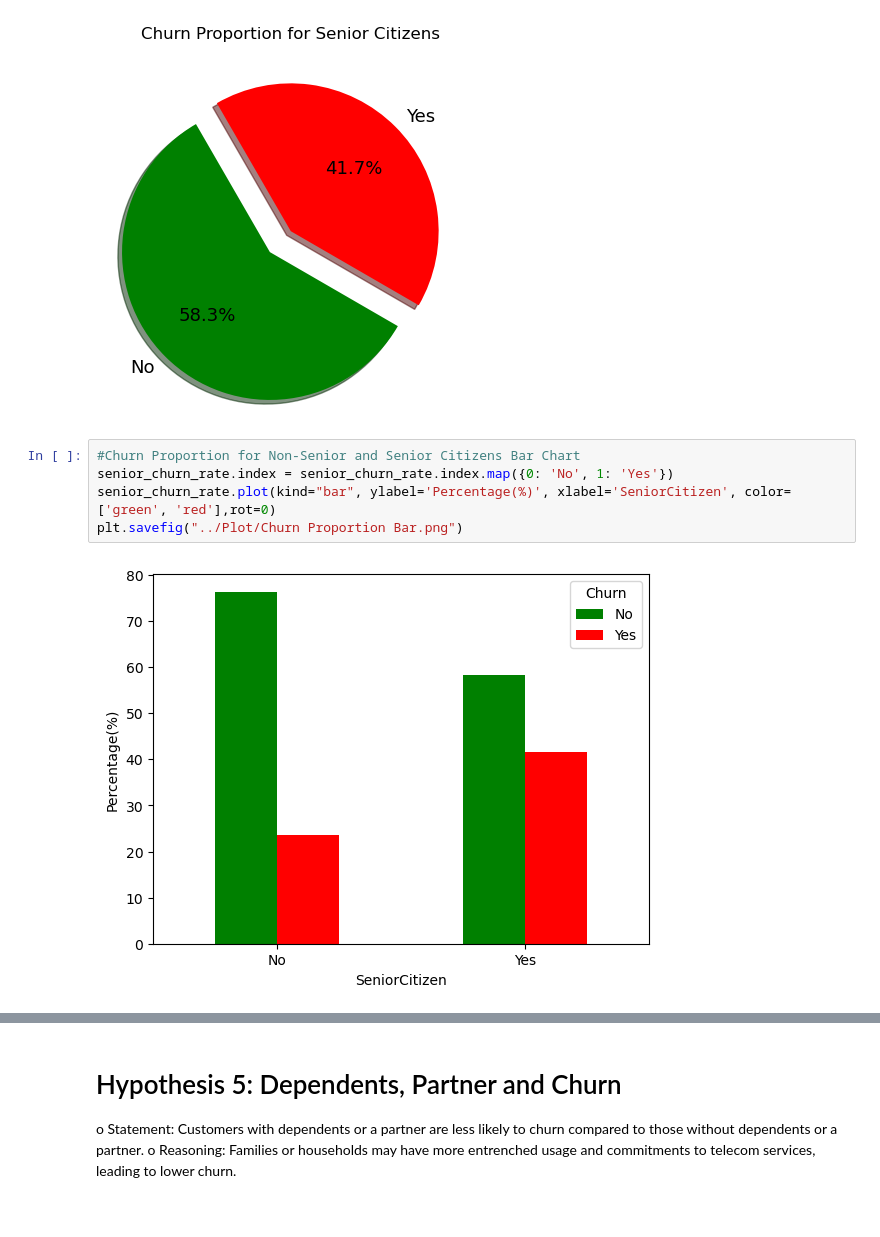
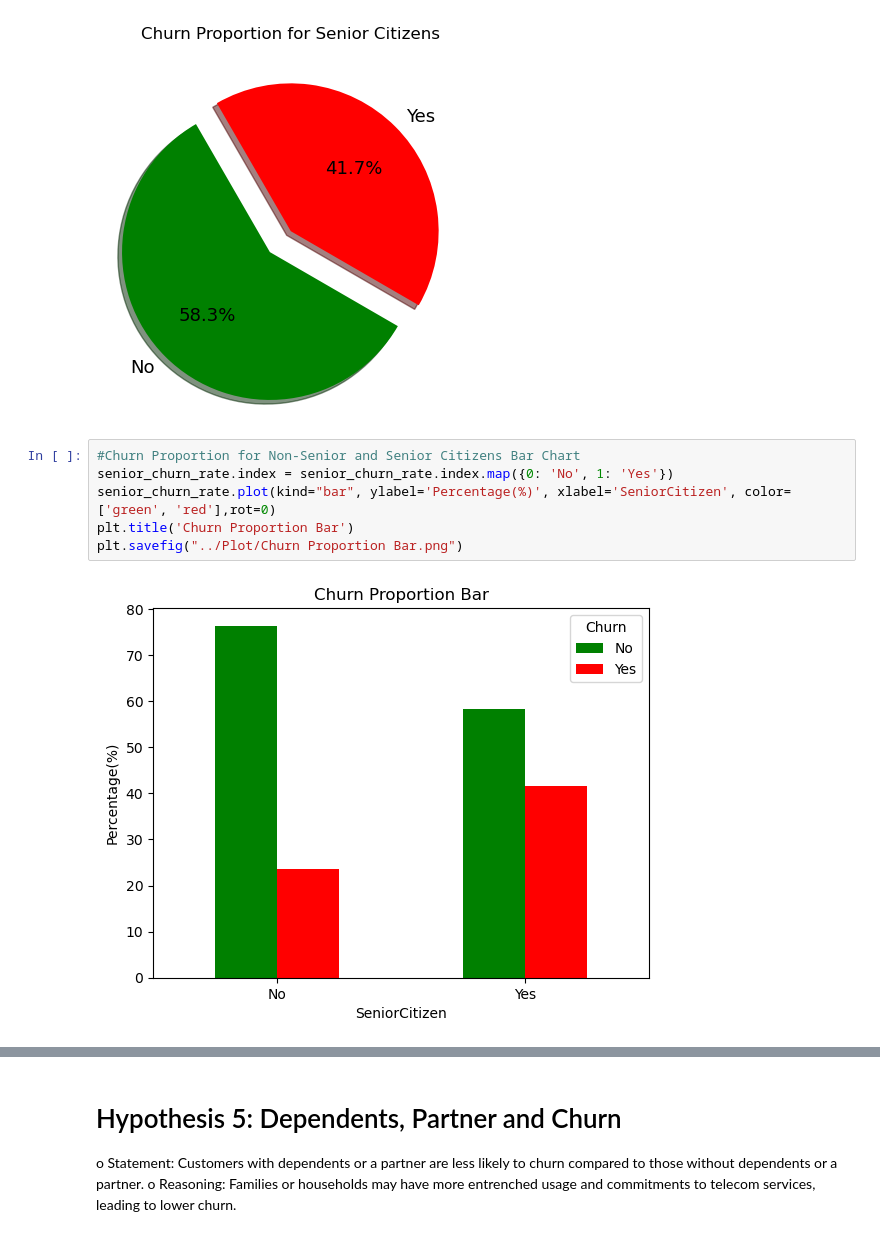
Before and after one commit to Eder-2024/Project_1-Telco, a Jupyter notebook: Main_Code/Main_Code.ipynb, the cells around one changed output, grey strips where cells are left out. Drawn from its saved outputs; the diff is of its cells as text.

```diff
--- a/Main_Code/Main_Code.ipynb
+++ b/Main_Code/Main_Code.ipynb
@@ -522,8 +523,9 @@ plt.show()
 # %%
 #Churn Proportion for Non-Senior and Senior Citizens Bar Chart
 senior_churn_rate.index = senior_churn_rate.index.map({0: 'No', 1: 'Yes'})
 senior_churn_rate.plot(kind="bar", ylabel='Percentage(%)', xlabel='SeniorCitizen', color=['green', 'red'],rot=0)
+plt.title('Churn Proportion Bar')
 plt.savefig("../Plot/Churn Proportion Bar.png")
 # %% [output]
-[figure, old version]
+[figure, new version]
 # %%
```
Also changed, not shown: parts of 11 cells of this notebook, 5 other files.
